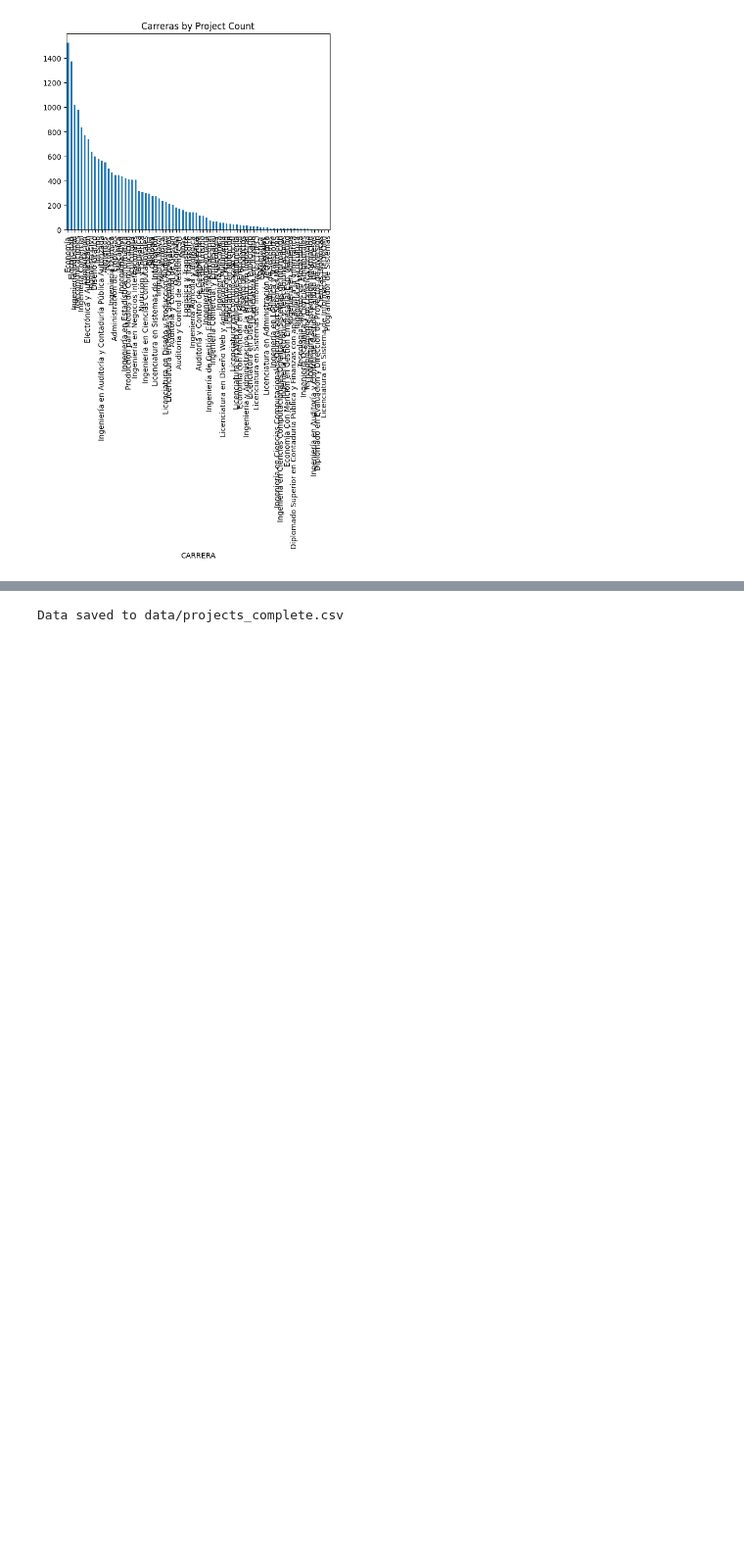
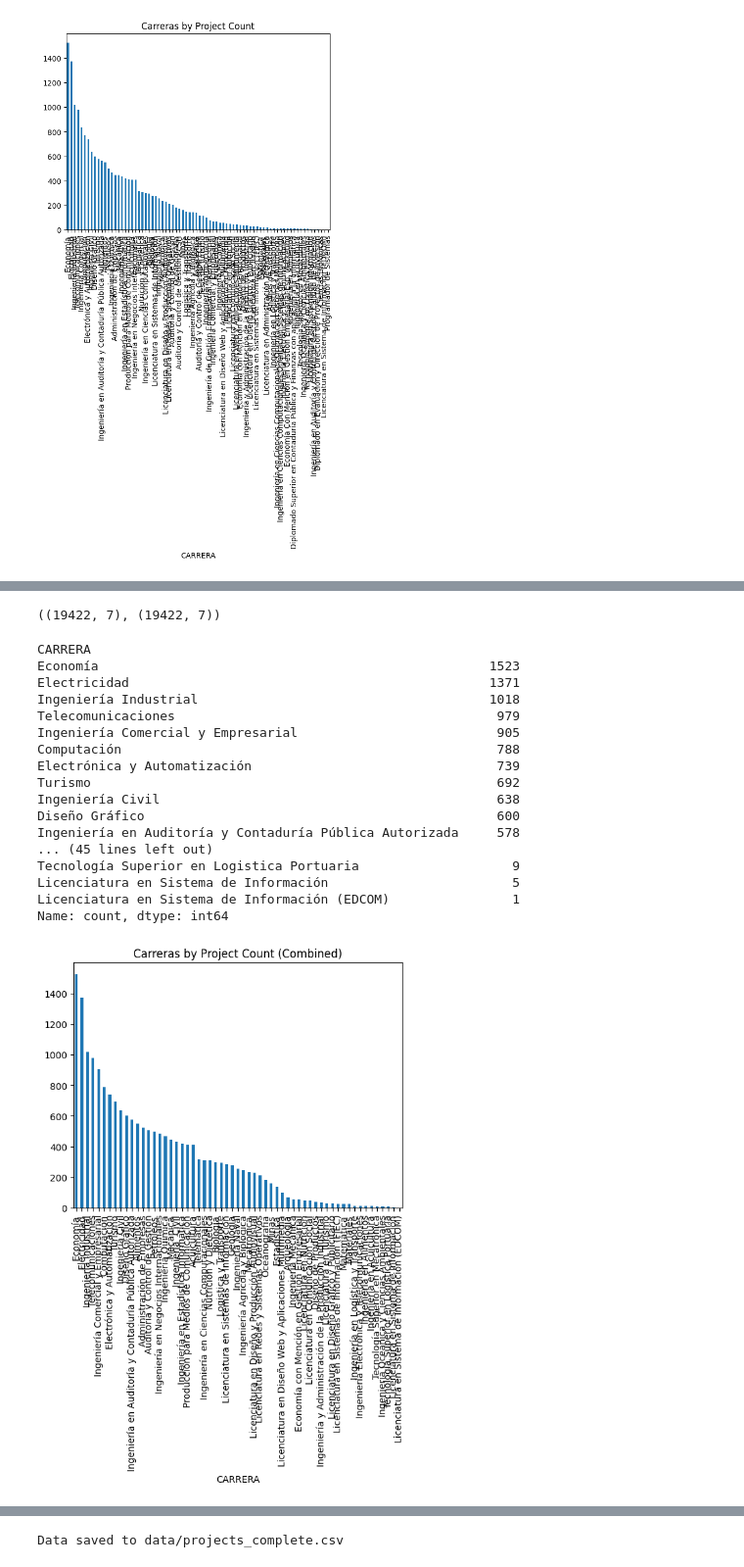
Before and after one commit to stevenaraujo98/project-carrear-classification, a Jupyter notebook: 1_preprocessing.ipynb, the cells around one changed output, grey strips where cells are left out. Shown at 98% size. Saved outputs shown, nothing was run; the diff lists cells and outputs as text; code cells hidden in the pictures; blank space fills up the shorter version.

```diff
--- a/1_preprocessing.ipynb
+++ b/1_preprocessing.ipynb
@@ -330,0 +416,60 @@ Name: count, Length: 78, dtype: int64
+# %%
+mapeo_carreras = {
+    'Ingeniería Comercial': 'Ingeniería Comercial y Empresarial',
+    'Auditoría y Control de Gestión FCSH': 'Auditoría y Control de Gestión',
+    'Auditoría y Control de Gestión FCNM': 'Auditoría y Control de Gestión',
+    'Logística y Transporte': 'Logistica y Transporte',
+    'Tesis de Turismo': 'Turismo',
+    'Ingenieria Agropecuaria': 'Ingeniería Agrícola y Biológica',
+    'Ingeniería de Gestión Empresarial Internacional': 'Ingeniería en Negocios Internacionales',
+    'Ingeniería en Marketing': 'Administración de Empresas',
+    'Licenciatura en Web y Aplicaciones Multimedia': 'Licenciatura en Diseño Web y Aplicaciones Multimedia',
+    'Licenciatura en Administración Tecnológica': 'Administración de Empresas',
+    'Análisis de Sistemas': 'Licenciatura en Sistemas de Información',
+
+    'Ingeniería en Ciencias Computacionales Orientación Sistemas Multimedia': 'Computación',
+    'Ingeniería en Ciencias Computacionales Orientación Sistemas de Información': 'Ingeniería en Ciencias Computacionales',
+
+    'Economía Con Mención en Gestión Empresarial Esp. Marketing': 'Economía con Mención en Gestión Empresarial',
+    'Diplomado Superior en Contaduría Pública y Finanzas con aplicación a la Informática': 'Ingeniería en Auditoría y Contaduría Pública Autorizada',
+    'Ingeniería en Auditoría y Control de Gestión. Calidad de Procesos': 'Auditoría y Control de Gestión',
+    'Diplomado en Evaluación y Dirección de Proyectos de Inversión': 'Administración de Empresas',
+    'Ciencias Biológicas': 'Biología',
+    'Programador de Sistemas': 'Computación'
+}
+# %%
+df_projects_complete_no_activas_mapped = df_projects_complete_no_activas.copy()
+df_projects_complete_no_activas_mapped['CARRERA'] = df_projects_complete_no_activas_mapped['CARRERA'].replace(mapeo_carreras)
+# %%
+df_activas_copy = df_projects_complete_activas.copy()
+df_no_activas_copy = df_projects_complete_no_activas_mapped.copy()
+df_activas_copy['ESTADO'] = 'Activa'
+df_no_activas_copy['ESTADO'] = 'No Activa'
+# %%
+df_projects_combined = pd.concat([df_activas_copy, df_no_activas_copy], ignore_index=True)
+# %%
+df_projects_combined.shape, df_projects_combined[df_projects_combined["CARRERA"].isin(df_carreras_activas["NOMBRE"])].shape
+# %% [output]
+((19422, 7), (19422, 7))
+# %%
+df_projects_combined["CARRERA"].value_counts().plot(kind='bar', title='Carreras by Project Count (Combined)')
+print(df_projects_combined["CARRERA"].value_counts())
+# %% [output]
+CARRERA
+Economía                                                   1523
+Electricidad                                               1371
+Ingeniería Industrial                                      1018
+Telecomunicaciones                                          979
+Ingeniería Comercial y Empresarial                          905
+Computación                                                 788
+Electrónica y Automatización                                739
+Turismo                                                     692
+Ingeniería Civil                                            638
+Diseño Gráfico                                              600
+Ingeniería en Auditoría y Contaduría Pública Autorizada     578
+... (45 lines left out)
+Tecnología Superior en Logistica Portuaria                    9
+Licenciatura en Sistema de Información                        5
+Licenciatura en Sistema de Información (EDCOM)                1
+Name: count, dtype: int64
+[figure, added]
```
Also changed, not shown: parts of 13 cells of this notebook, 5 other files.
